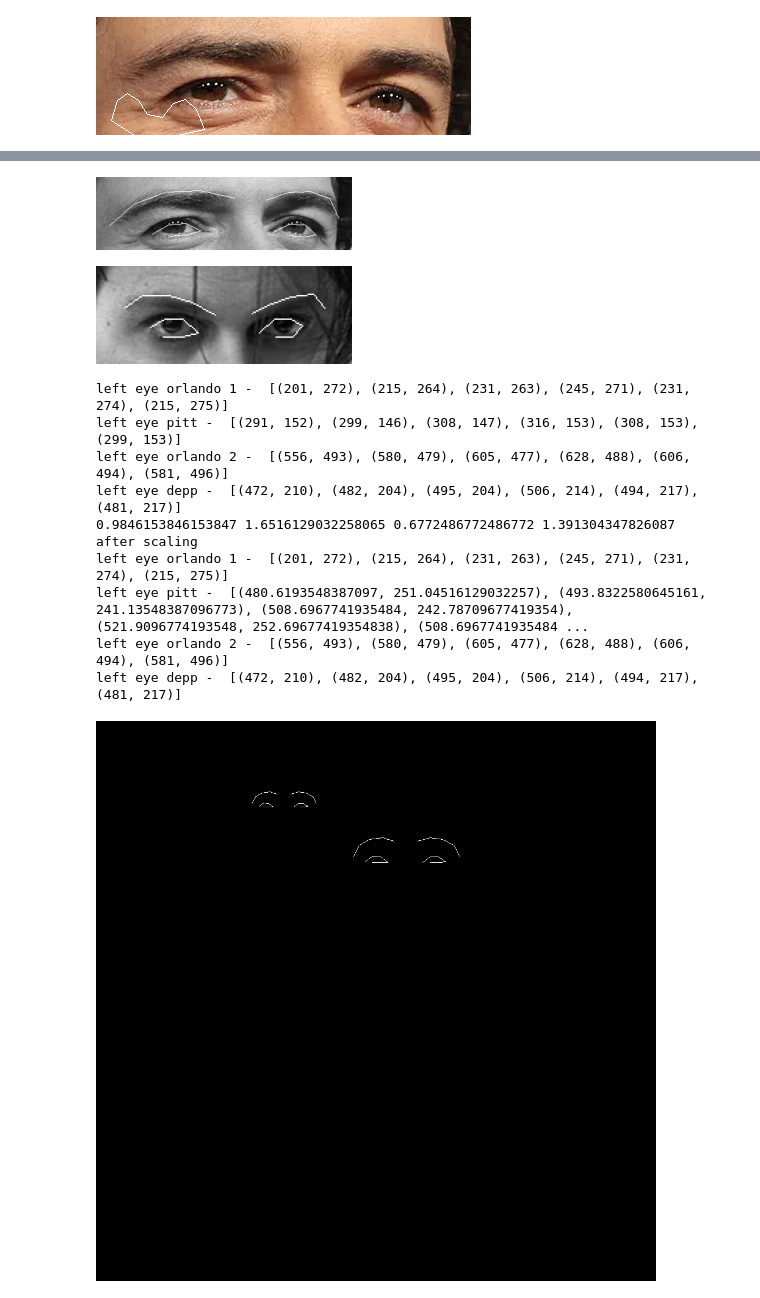
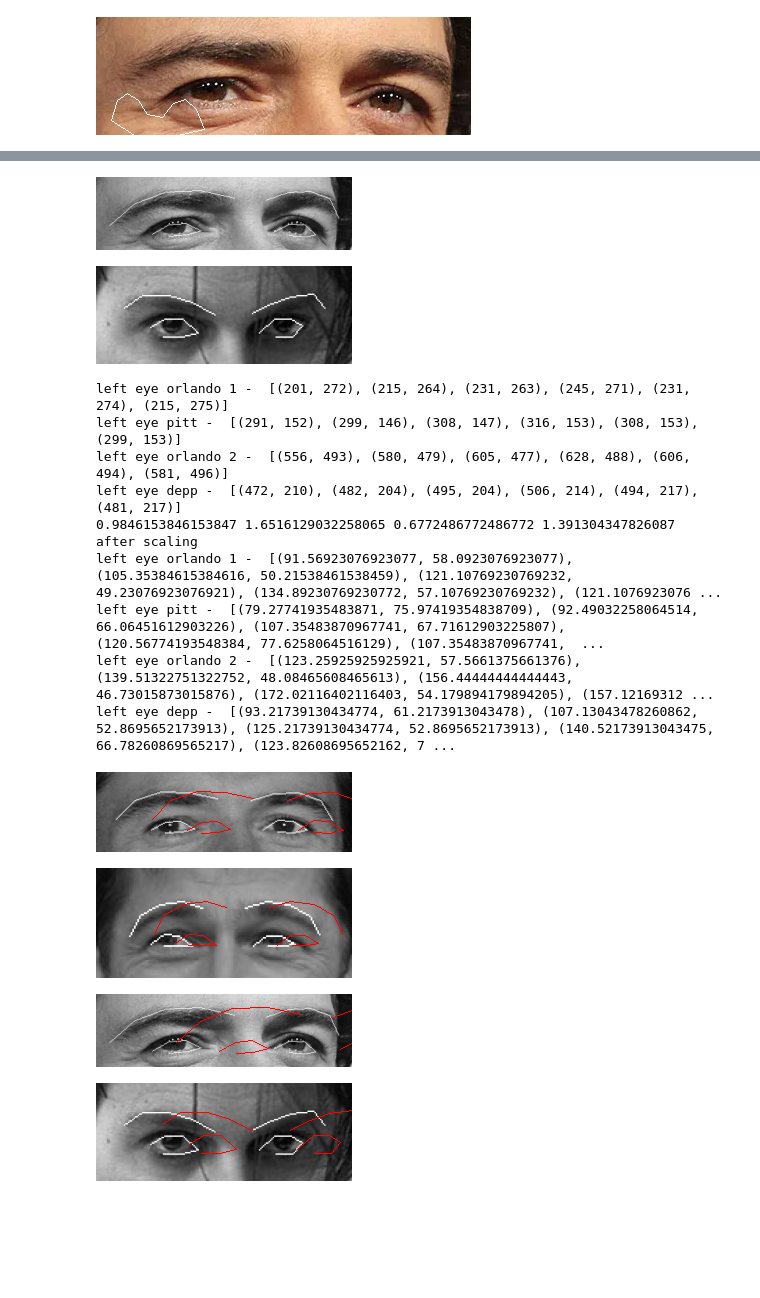
Before and after one commit to jowczar/Politechnika-Lodzka-Przetwarzanie-sygnalow-i-obrazow, a Jupyter notebook: main.ipynb, the cells around one changed output, grey strips where cells are left out. Cells and saved outputs as stored; diff of their text form; code cells hidden in the pictures; blank space fills up the shorter version.

Commit message:
Correct masks scaling & add test if it's correct size now

```diff
--- a/main.ipynb
+++ b/main.ipynb
@@ -604,17 +604,18 @@ features_to_mark = ['left_eye', 'right_eye', 'left_eyebrow', 'right_eyebrow']
 detector = dlib.get_frontal_face_detector()
 predictor = dlib.shape_predictor("shape_predictor_68_face_landmarks.dat")
 desired_width = 256
+padding = 20
 
 def get_face_image(face_location, image):
     top, right, bottom, left = face_location
     return image.crop((left, top, right, bottom))
 
-def draw_landmarks(face_landmarks, image):
+def draw_landmarks(face_landmarks, image, color='white'):
     drawn_image = Image.fromarray(image)
     d = ImageDraw.Draw(drawn_image)
     for facial_feature in face_landmarks.keys():
         if facial_feature in features_to_mark:
-            d.line(face_landmarks[facial_feature], width=1)
+            d.line(face_landmarks[facial_feature], width=1, fill=color)
     return drawn_image
 
 def preprocess_image(path_to_image):
@@ -643,6 +644,26 @@ def get_resize_scale(pre_process, post_process):
 def scale_landmarks(face_landmarks, scale):
     return { feature: [ tuple([scale*coord for coord in point]) for point in points_list] for feature, points_list in face_landmarks.items() }
 
+def shift_origin_of_mask(face_landmarks, scale):
+    min_x = face_landmarks['left_eye'][0][0]
+    max_x = face_landmarks['left_eye'][0][0]
+    max_y = face_landmarks['left_eye'][0][1]
+    min_y = face_landmarks['left_eye'][0][1]
+    for feature, points_list in face_landmarks.items():
+        for point in points_list:
+            if point[0] < min_x:
+                min_x = point[0]
+            if point[0] > max_x:
+                max_x = point[0]
+            if point[1] < min_y:
+                min_y = point[1]
+            if point[1] > max_y:
+                max_x = point[1]
+
+    # not sure why scale/3 works for pitt
+    # but do I really need to transform to new origin?
+    # I don't think so, we need euclidean distance only, so I'm going to leave it this way
+    return { feature: [ (point[0]-min_x+(padding*scale), point[1]-min_y+padding*scale) for point in points_list] for feature, points_list in face_landmarks.items() }
 
 # preprocessing image - turn to grayscale & rotate so eyes are in straight line
 
@@ -720,47 +741,55 @@ scale_orlando_2 = get_resize_scale(eyes_orlando_2, resized_eyes_orlando_2)
 scale_depp = get_resize_scale(eyes_depp, resized_eyes_depp)
 
 print(scale_orlando_1, scale_pitt, scale_orlando_2, scale_depp)
 
-rescaled_face_landmarks_pitt = scale_landmarks(face_landmarks_pitt, scale_pitt)
+rescaled_face_landmarks_orlando_1 = shift_origin_of_mask(scale_landmarks(face_landmarks_orlando_1, scale_orlando_1), scale_orlando_1)
+rescaled_face_landmarks_pitt = shift_origin_of_mask(scale_landmarks(face_landmarks_pitt, scale_pitt), scale_pitt)
+rescaled_face_landmarks_orlando_2 = shift_origin_of_mask(scale_landmarks(face_landmarks_orlando_2, scale_orlando_2), scale_orlando_2)
+rescaled_face_landmarks_depp = shift_origin_of_mask(scale_landmarks(face_landmarks_depp, scale_depp), scale_depp)
+
 
 print('after scaling')
-print('left eye orlando 1 - ', face_landmarks_orlando_1['left_eye'])
+print('left eye orlando 1 - ', rescaled_face_landmarks_orlando_1['left_eye'])
 print('left eye pitt - ', rescaled_face_landmarks_pitt['left_eye'])
-print('left eye orlando 2 - ', face_landmarks_orlando_2['left_eye'])
-print('left eye depp - ', face_landmarks_depp['left_eye'])
+print('left eye orlando 2 - ', rescaled_face_landmarks_orlando_2['left_eye'])
+print('left eye depp - ', rescaled_face_landmarks_depp['left_eye'])
 
-black_board = Image.new('RGB', (1000, 1000), 'black')
-drawing = draw_landmarks(face_landmarks_pitt, np.array(black_board))
-drawing = draw_landmarks(rescaled_face_landmarks_pitt, np.array(drawing))
-display(drawing)
+# black_board = Image.new('RGB', (250, 150), 'black')
+# drawing = draw_landmarks(face_landmarks_orlando_1, np.array(black_board))
+# drawing = draw_landmarks(rescaled_face_landmarks_orlando_1, np.array(drawing), 'red')
+# display(drawing)
+
+# drawing_pitt = draw_important_landmarks(rescaled_face_landmarks_pitt, np.array(resized_eyes_pitt))
+# display(drawing_pitt)
+
+# comparing feature vectors using euclidean distance
 
 # orlando_distances = distance.cdist(face_landmarks_orlando_1['left_eye'], face_landmarks_orlando_1['left_eye'], 'euclidean')
 # orlando2_distances = distance.cdist(face_landmarks_orlando_2['left_eye'], face_landmarks_orlando_2['left_eye'], 'euclidean')
 # depp_distances = distance.cdist(face_landmarks_depp['left_eye'], face_landmarks_depp['left_eye'], 'euclidean')
 # print(sum(orlando_distances - orlando2_distances))
 # print(sum(orlando_distances - depp_distances))
 # print(orlando2_distances)
 # print(depp_distances)
 
 # print(np.linalg.norm(orlando_distances - depp_distances, axis=1))
-
-# comparing feature vectors using euclidean distance
-
-
 #============================ koniec JO
 # %% [output]
 [figure]
 [figure]
 [figure]
 [figure]
 left eye orlando 1 -  [(201, 272), (215, 264), (231, 263), (245, 271), (231, 274), (215, 275)]
 left eye pitt -  [(291, 152), (299, 146), (308, 147), (316, 153), (308, 153), (299, 153)]
 left eye orlando 2 -  [(556, 493), (580, 479), (605, 477), (628, 488), (606, 494), (581, 496)]
 left eye depp -  [(472, 210), (482, 204), (495, 204), (506, 214), (494, 217), (481, 217)]
 0.9846153846153847 1.6516129032258065 0.6772486772486772 1.391304347826087
 after scaling
-left eye orlando 1 -  [(201, 272), (215, 264), (231, 263), (245, 271), (231, 274), (215, 275)]
-left eye pitt -  [(480.6193548387097, 251.04516129032257), (493.8322580645161, 241.13548387096773), (508.6967741935484, 242.78709677419354), (521.9096774193548, 252.69677419354838), (508.6967741935484 ...
-left eye orlando 2 -  [(556, 493), (580, 479), (605, 477), (628, 488), (606, 494), (581, 496)]
-left eye depp -  [(472, 210), (482, 204), (495, 204), (506, 214), (494, 217), (481, 217)]
+left eye orlando 1 -  [(91.56923076923077, 58.0923076923077), (105.35384615384616, 50.21538461538459), (121.10769230769232, 49.23076923076921), (134.89230769230772, 57.10769230769232), (121.1076923076 ...
+left eye pitt -  [(79.27741935483871, 75.97419354838709), (92.49032258064514, 66.06451612903226), (107.35483870967741, 67.71612903225807), (120.56774193548384, 77.6258064516129), (107.35483870967741,  ...
+left eye orlando 2 -  [(123.25925925925921, 57.5661375661376), (139.51322751322752, 48.08465608465613), (156.44444444444443, 46.73015873015876), (172.02116402116403, 54.179894179894205), (157.12169312 ...
+left eye depp -  [(93.21739130434774, 61.2173913043478), (107.13043478260862, 52.8695652173913), (125.21739130434774, 52.8695652173913), (140.52173913043475, 66.78260869565217), (123.82608695652162, 7 ...
-[figure, old version]
+[figure, new version]
+[figure, added]
+[figure, added]
+[figure, added]
```
